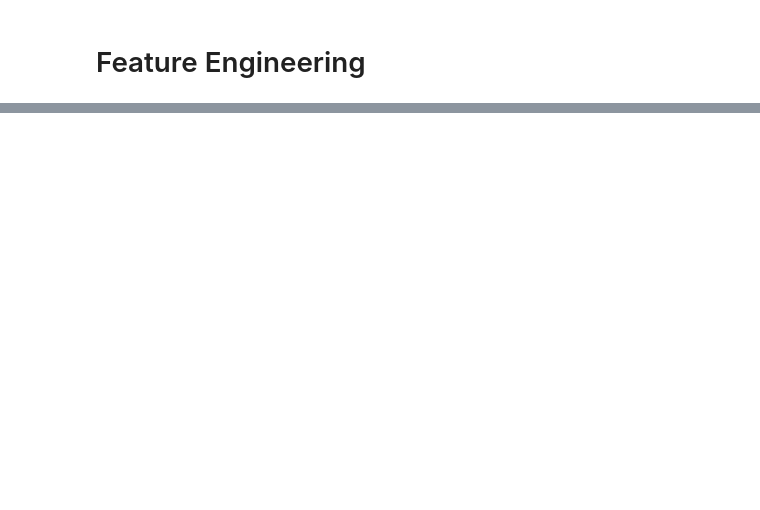
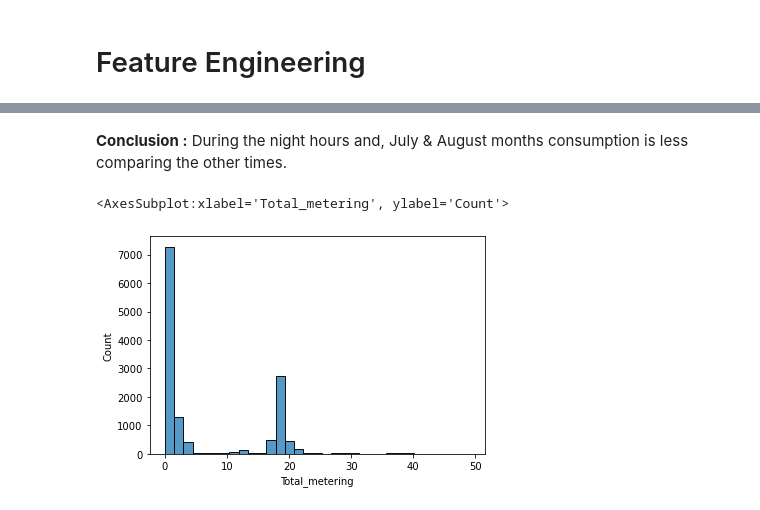
Before and after one commit to mervebdurna/ineuron-ml-projects, a Jupyter notebook: Regression Projects/Household Power Consumption Prediction/EDA.ipynb, the cells around one changed output, grey strips where cells are left out. Saved outputs shown, nothing was run; the diff lists cells and outputs as text; code cells hidden in the pictures; blank space fills up the shorter version.

```diff
--- a/Regression Projects/Household Power Consumption Prediction/EDA.ipynb
+++ b/Regression Projects/Household Power Consumption Prediction/EDA.ipynb
@@ -145,7 +178,9 @@ for col in ['Global_active_power','Global_reactive_power','Voltage','Global_inte
 [figure]
 [figure]
 # %%
-def get_iqr_upper_lower_band(df, col):
+def get_outliers_band(df, col):
+
+    '''Return lower and upper bound for outliers.'''
 
     # calculate 1. and 3. quartiles
     q1 = np.percentile(df[col], 25)
@@ -188,0 +268,8 @@ df['Minute'] = df['Time'].dt.minute
+# %% [markdown]
+**Conclusion :** During the night hours and,  July & August months consumption is less comparing the other times.
+# %%
+# Explore Target variable
+sns.histplot(df['Total_metering'])
+# %% [output]
+<AxesSubplot:xlabel='Total_metering', ylabel='Count'>
+[figure, added]
```
Also changed, not shown: parts of 60 cells of this notebook.
